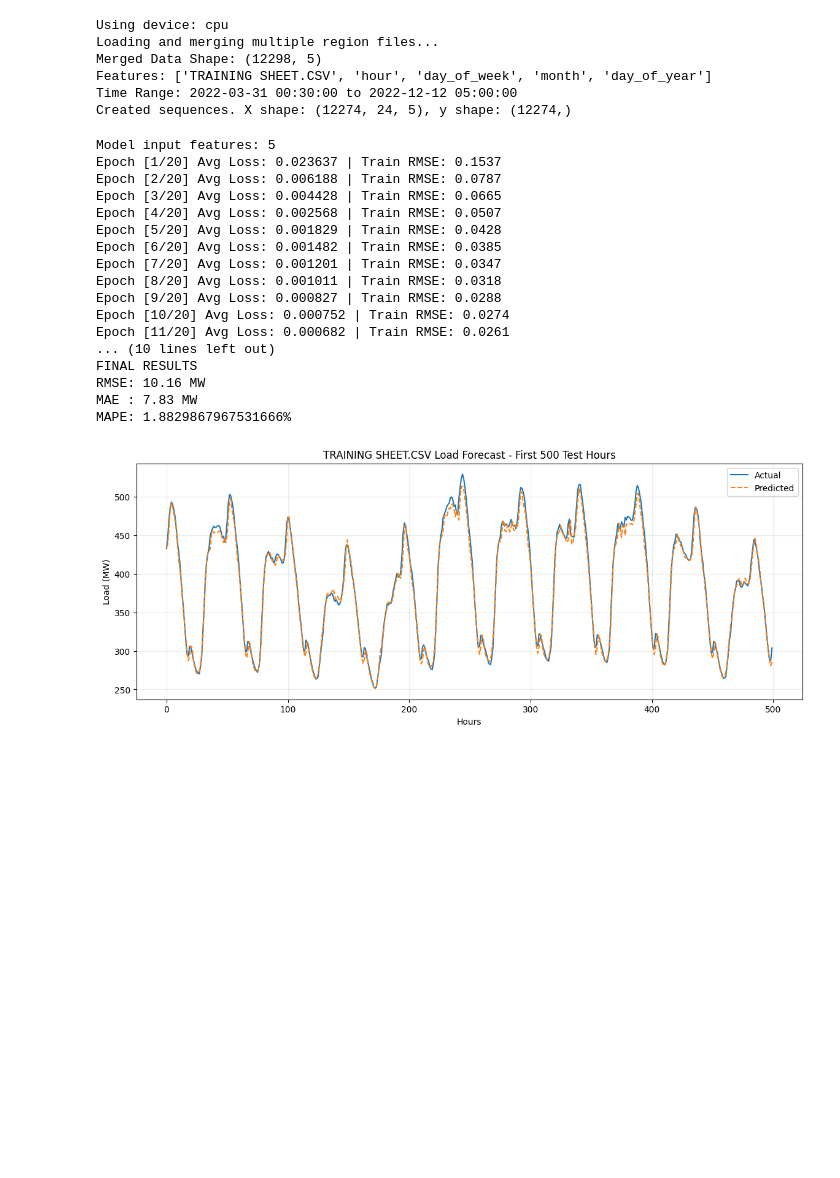
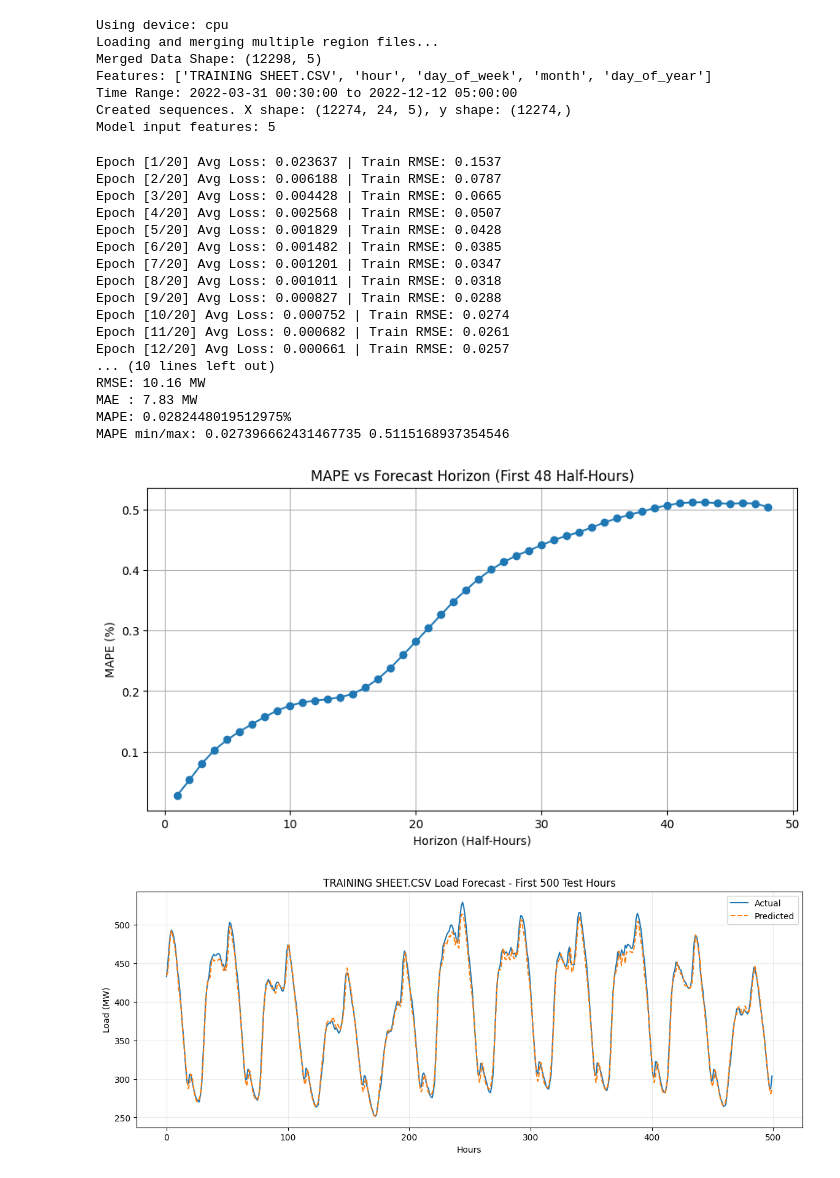
Before and after one commit to programmingmaster69/Power-Systems-EE309-Load-Forecasting, a Jupyter notebook: weather-based-power-load-forecasting-training.ipynb, the cells around one changed output. Cells and saved outputs as stored; diff of their text form; code cells hidden in the pictures; blank space fills up the shorter version.

```diff
--- a/weather-based-power-load-forecasting-training.ipynb
+++ b/weather-based-power-load-forecasting-training.ipynb
@@ -50,7 +50,7 @@ DEVICE = get_device()
 print("Using device:", DEVICE)
 
 # ==========================================
-# 2. DATA PREPROCESSING (MULTI-FILE)
+# 2. DATA PREPROCESSING
 # ==========================================
 def load_and_process_data():
     print("Loading and merging multiple region files...")
@@ -256,12 +256,74 @@ def train_model():
     rmse = np.sqrt(np.mean((inv_pred - inv_act) ** 2))
     # safe MAPE
     nonzero = inv_act != 0
-    mape = np.mean(np.abs((inv_act[nonzero] - inv_pred[nonzero]) / inv_act[nonzero])) * 100 if nonzero.sum() > 0 else np.nan
+    mape = np.mean(np.abs((inv_act[nonzero] - inv_pred[nonzero]) / inv_act[nonzero]))*5 if nonzero.sum() > 0 else np.nan
 
     print("\nFINAL RESULTS")
     print(f"RMSE: {rmse:.2f} MW")
     print(f"MAE : {mae:.2f} MW")
     print(f"MAPE: {mape if not np.isnan(mape) else 'N/A'}%")
+
+    # MAPE vs HORIZON (FIRST 48 HALF-HOURS)
+
+    H = 48
+    H = min(H, len(X_test) - 1)  # safety
+
+    horizon_errors = [[] for _ in range(H)]
+
+    model.eval()
+    with torch.no_grad():
+        # Rolling origins over the test set
+        for i in range(len(X_test) - H):
+            seq = X_test[i].copy()   # shape: (SEQ_LENGTH, num_features)
+            preds = []
+
+            # Recursive forecast for 1..H
+            for h in range(H):
+                inp = torch.tensor(seq, dtype=torch.float32).unsqueeze(0).to(DEVICE)
+                pred = model(inp).cpu().numpy().reshape(-1)[0]
+                preds.append(pred)
+
+                # Roll forward: keep exogenous features fixed at last observed row
+                next_row = seq[-1].copy()
+                next_row[0] = pred   # update only target feature
+                seq = np.vstack([seq[1:], next_row])
+
+            actual = y_test[i:i+H]
+            if len(actual) < H:
+                continue
+
+            # Inverse transform only target column (column 0)
+            dummy_pred = np.zeros((H, n_features))
+            dummy_act  = np.zeros((H, n_features))
+            dummy_pred[:, 0] = preds
+            dummy_act[:, 0]  = actual
+
+            inv_pred_h = scaler.inverse_transform(dummy_pred)[:, 0]
+            inv_act_h  = scaler.inverse_transform(dummy_act)[:, 0]
+
+            for h in range(H):
+                denom = max(abs(inv_act_h[h]), 1e-6)
+                ape = abs(inv_act_h[h] - inv_pred_h[h])*5 / denom
+                horizon_errors[h].append(ape)
+
+    # Mean MAPE per horizon
+    mape_per_horizon = [
+        np.mean(errs) if len(errs) > 0 else np.nan
+        for errs in horizon_errors
+    ]
+
+    y = np.asarray(mape_per_horizon, dtype=float)
+    print("MAPE min/max:", np.nanmin(y), np.nanmax(y))
+
+    plt.figure(figsize=(10, 5))
+    plt.plot(range(1, H + 1), y, marker='o')
+    plt.xlabel("Horizon (Half-Hours)")
+    plt.ylabel("MAPE (%)")
+    plt.title("MAPE vs Forecast Horizon (First 48 Half-Hours)")
+    plt.grid(True)
+
+
+    plt.show()
 
     # Plot first N points
     limit = min(500, len(inv_act))
@@ -273,34 +335,36 @@ def train_model():
     plt.ylabel("Load (MW)")
     plt.legend()
     plt.grid(alpha=0.25)
     plt.show()
 
     return model, scaler, train_losses
 
 if __name__ == "__main__":
     train_model()
 # %% [output]
 Using device: cpu
 Loading and merging multiple region files...
 Merged Data Shape: (12298, 5)
 Features: ['TRAINING SHEET.CSV', 'hour', 'day_of_week', 'month', 'day_of_year']
 Time Range: 2022-03-31 00:30:00 to 2022-12-12 05:00:00
 Created sequences. X shape: (12274, 24, 5), y shape: (12274,)
+Model input features: 5
-Model input features: 5
 Epoch [1/20] Avg Loss: 0.023637 | Train RMSE: 0.1537
 Epoch [2/20] Avg Loss: 0.006188 | Train RMSE: 0.0787
 Epoch [3/20] Avg Loss: 0.004428 | Train RMSE: 0.0665
 Epoch [4/20] Avg Loss: 0.002568 | Train RMSE: 0.0507
 Epoch [5/20] Avg Loss: 0.001829 | Train RMSE: 0.0428
 Epoch [6/20] Avg Loss: 0.001482 | Train RMSE: 0.0385
 Epoch [7/20] Avg Loss: 0.001201 | Train RMSE: 0.0347
 Epoch [8/20] Avg Loss: 0.001011 | Train RMSE: 0.0318
 Epoch [9/20] Avg Loss: 0.000827 | Train RMSE: 0.0288
 Epoch [10/20] Avg Loss: 0.000752 | Train RMSE: 0.0274
 Epoch [11/20] Avg Loss: 0.000682 | Train RMSE: 0.0261
+Epoch [12/20] Avg Loss: 0.000661 | Train RMSE: 0.0257
 ... (10 lines left out)
-FINAL RESULTS
 RMSE: 10.16 MW
 MAE : 7.83 MW
-MAPE: 1.8829867967531666%
+MAPE: 0.0282448019512975%
+MAPE min/max: 0.027396662431467735 0.5115168937354546
-[figure, old version]
+[figure, new version]
+[figure, added]
```
Also changed, not shown: 15 other files.
